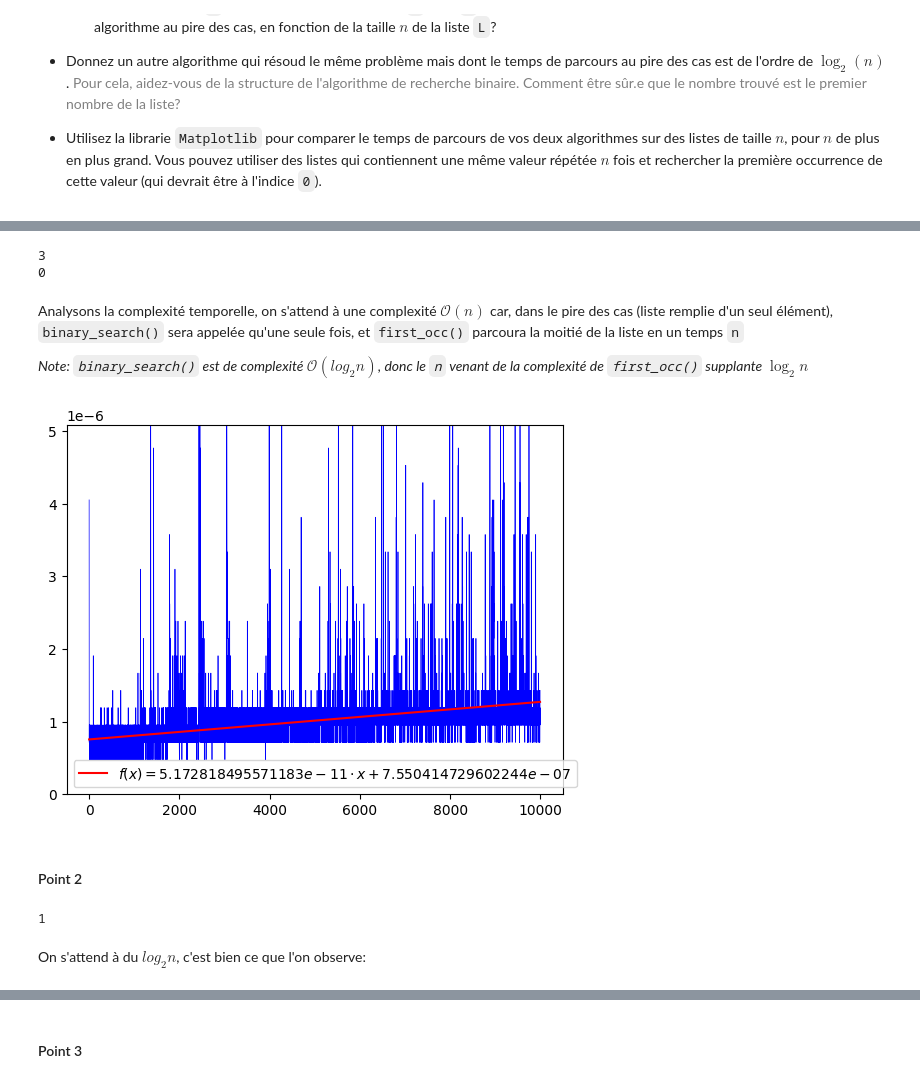
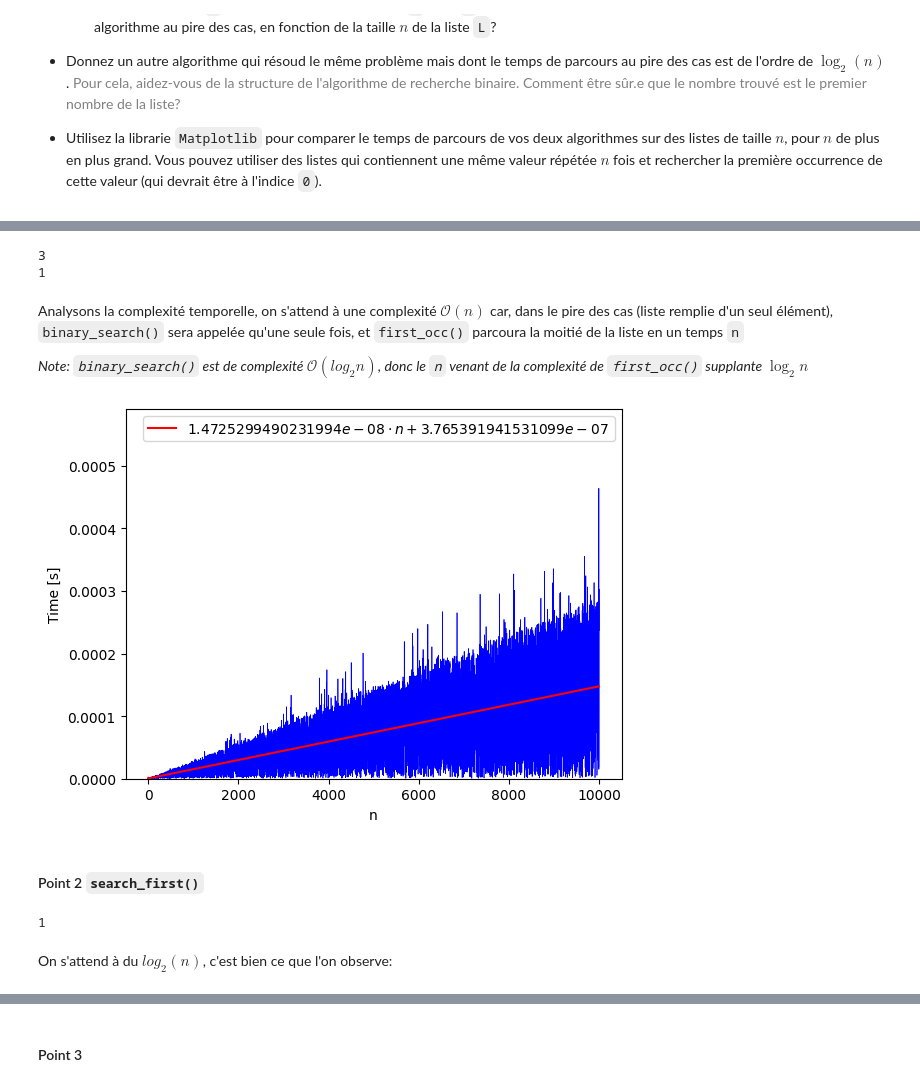
Before and after one commit to mightykatun/epfl-icc-man, a Jupyter notebook: Series/Serie_9/Serie_9.ipynb, the cells around one changed output, grey strips where cells are left out. Drawn from its saved outputs; the diff is of its cells as text; code cells hidden in the pictures.

```diff
--- a/Series/Serie_9/Serie_9.ipynb
+++ b/Series/Serie_9/Serie_9.ipynb
@@ -61,21 +61,22 @@ def binary_search(lst, x):
     return None
 # %%
 def first_occ(lst, x):
-    if bin_index := binary_search(lst, x) == None:
+    bin_index = binary_search(lst, x)
+    if bin_index == None:
         return None
     # en partant vers la gauche
     j = x
     while j == x and bin_index >= 0:
         bin_index -= 1
         j = lst[bin_index]
-    bin_index += 1
-    return bin_index
+
+    return bin_index + 1
 
 print(binary_search([10, 20, 20, 20, 20, 30, 30], 20))
 print(first_occ([10, 20, 20, 20, 20, 30, 30], 20))
 # %% [output]
 3
-0
+1
 # %% [markdown]
 Analysons la complexité temporelle, on s'attend à une complexité $\mathcal{O}(n)$ car, dans le pire des cas (liste remplie d'un seul élément), `binary_search()` sera appelée qu'une seule fois, et `first_occ()` parcoura la moitié de la liste en un temps `n`
 
@@ -110,18 +112,20 @@ for i in range(5, n_tests):
 # %%
 from scipy import stats
 
 m, h, r_value, p_value, std_err = stats.linregress(range(5, n_tests), times1)
 droite = [m * i + h for i in range(5, n_tests)]
 
 plt.plot(times1, color='blue', linewidth=0.5)
-plt.plot(droite, color='red', label=rf'$f(x)={m}\cdot x+{h}$')
+plt.plot(droite, color='red', label=rf'${m}\cdot n+{h}$')
 plt.ylim((0, droite[-1] * 4))
+plt.xlabel('n')
+plt.ylabel('Time [s]')
 plt.legend()
 plt.show()
 # %% [output]
-[figure, old version]
+[figure, new version]
 # %% [markdown]
-#### Point 2
+#### Point 2 `search_first()`
 # %%
 def search_first(lst, x):
     length = len(lst)
@@ -146,5 +150,5 @@ print(search_first([10, 20, 20, 20, 20, 30, 30], 20))
 # %% [output]
 1
 # %% [markdown]
-On s'attend à du $log_{2}{n}$, c'est bien ce que l'on observe:
+On s'attend à du $log_{2}(n)$, c'est bien ce que l'on observe:
 # %%
```
Also changed, not shown: parts of 29 cells of this notebook.
